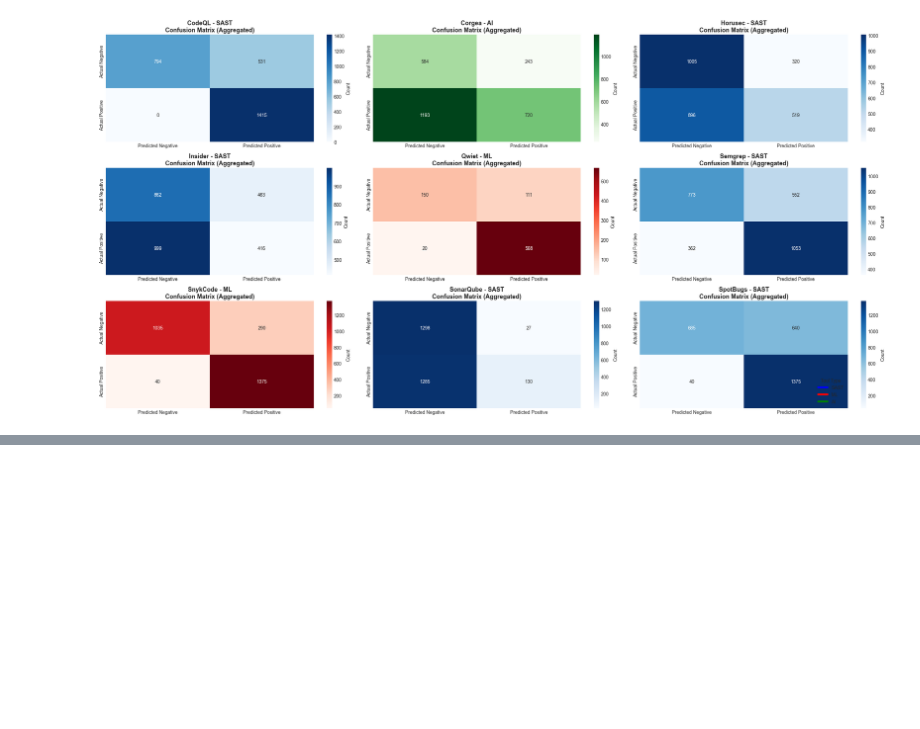
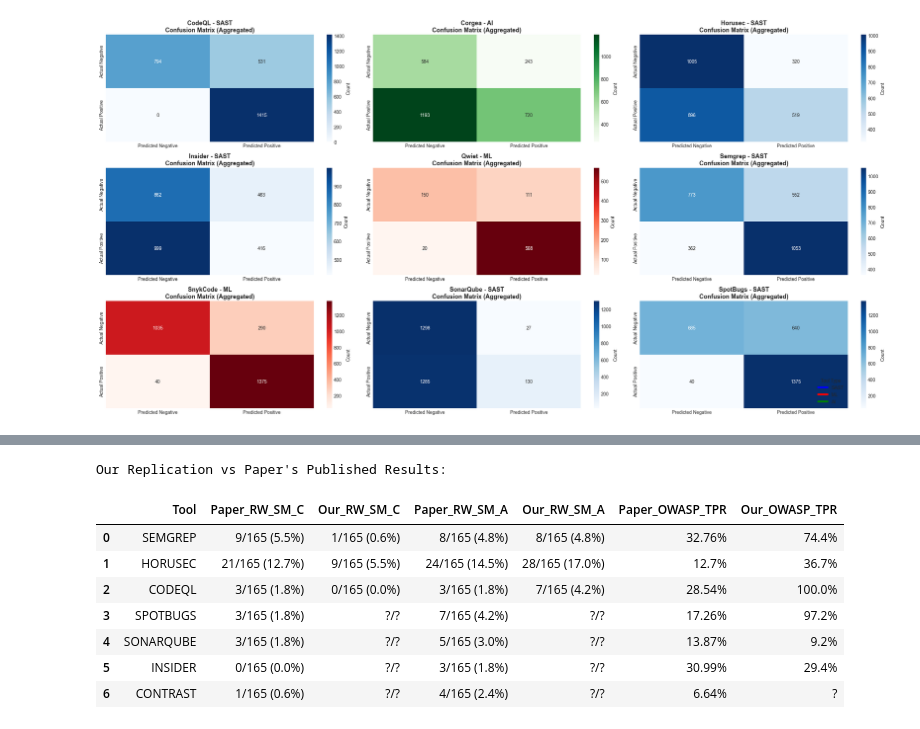
Before and after one commit to ibrahimssmalik/tool_analysis, a Jupyter notebook: sast_scorecard_analysis.ipynb, the cells around one changed output, grey strips where cells are left out. Saved outputs shown, nothing was run; the diff lists cells and outputs as text; code cells hidden in the pictures; blank space fills up the shorter version.

```diff
--- a/sast_scorecard_analysis.ipynb
+++ b/sast_scorecard_analysis.ipynb
@@ -642,0 +950,10 @@ plt.show()
+# %%
+paper_owasp_results = {
+    'semgrep': {'TPR': 32.76, 'FPR': 5.18, 'total': 2740},
+    'horusec': {'TPR': 12.70, 'FPR': 0.00, 'total': 2740},
+    'codeql': {'TPR': 28.54, 'FPR': 4.27, 'total': 2740},
+    'spotbugs': {'TPR': 17.26, 'FPR': 1.35, 'total': 2740},
+    'sonarqube': {'TPR': 13.87, 'FPR': 0.62, 'total': 2740},
+    'insider': {'TPR': 30.99, 'FPR': 7.92, 'total': 2740},
+    'contrast': {'TPR': 6.64, 'FPR': 0.00, 'total': 2740},
+}
@@ -642,0 +1015,13 @@ plt.show()
+# %%
+print("Our Replication vs Paper's Published Results:\n")
+display(paper_comparison_df[['Tool', 'Paper_RW_SM_C', 'Our_RW_SM_C', 'Paper_RW_SM_A', 'Our_RW_SM_A', 'Paper_OWASP_TPR', 'Our_OWASP_TPR']])
+# %% [output]
+Our Replication vs Paper's Published Results:
+|  | Tool | Paper_RW_SM_C | Our_RW_SM_C | Paper_RW_SM_A | Our_RW_SM_A | Paper_OWASP_TPR | Our_OWASP_TPR |
+| 0 | SEMGREP | 9/165 (5.5%) | 1/165 (0.6%) | 8/165 (4.8%) | 8/165 (4.8%) | 32.76% | 74.4% |
+| 1 | HORUSEC | 21/165 (12.7%) | 9/165 (5.5%) | 24/165 (14.5%) | 28/165 (17.0%) | 12.7% | 36.7% |
+| 2 | CODEQL | 3/165 (1.8%) | 0/165 (0.0%) | 3/165 (1.8%) | 7/165 (4.2%) | 28.54% | 100.0% |
+| 3 | SPOTBUGS | 3/165 (1.8%) | ?/? | 7/165 (4.2%) | ?/? | 17.26% | 97.2% |
+| 4 | SONARQUBE | 3/165 (1.8%) | ?/? | 5/165 (3.0%) | ?/? | 13.87% | 9.2% |
+| 5 | INSIDER | 0/165 (0.0%) | ?/? | 3/165 (1.8%) | ?/? | 30.99% | 29.4% |
+| 6 | CONTRAST | 1/165 (0.6%) | ?/? | 4/165 (2.4%) | ?/? | 6.64% | ? |
```
Also changed, not shown: parts of 24 cells of this notebook, 12 other files.
